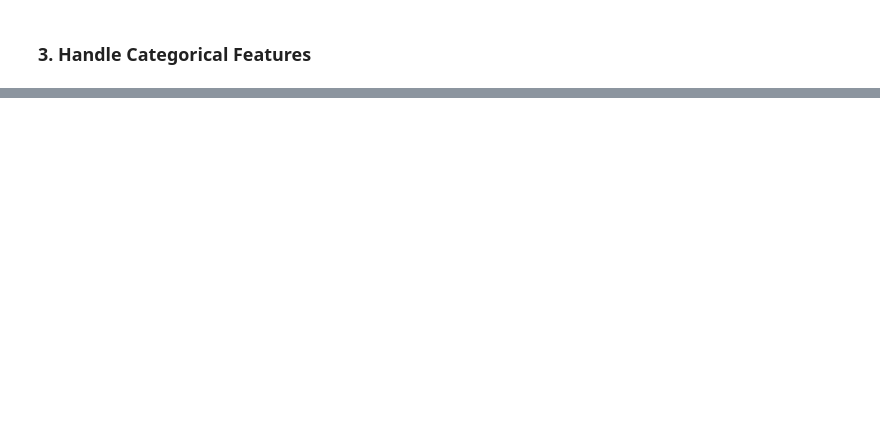
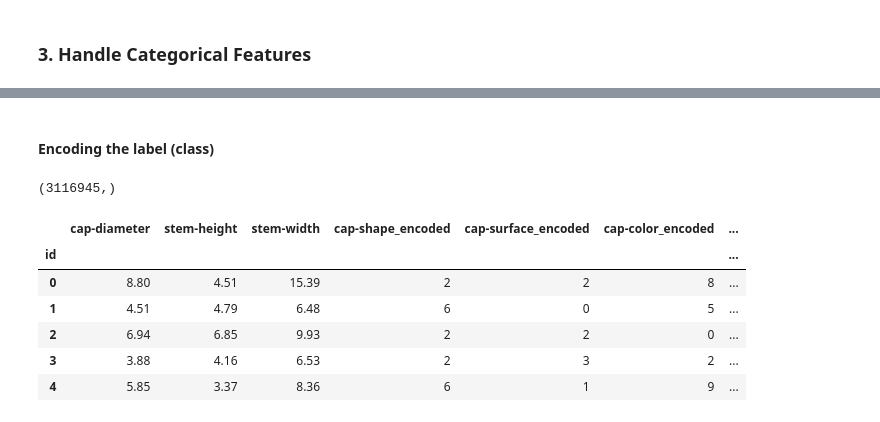
Before and after one commit to AbdelrahmanAshraf318/Kaggle-Competitions-, a Jupyter notebook: Binary Prediction of Poisonous Mushrooms/Untitled.ipynb, the cells around one changed output, grey strips where cells are left out. Cells and saved outputs as stored; diff of their text form; code cells hidden in the pictures; blank space fills up the shorter version.

```diff
--- a/Binary Prediction of Poisonous Mushrooms/Untitled.ipynb
+++ b/Binary Prediction of Poisonous Mushrooms/Untitled.ipynb
@@ -305,0 +276,2 @@ def handle_cat_features(dataset):
+# %%
+test_dataset = handle_missing_val_in_num(test_dataset)
@@ -305,0 +303,19 @@ def handle_cat_features(dataset):
+# %%
+from sklearn.preprocessing import LabelEncoder
+categorical_columns_encoded = [value+"_encoded" for value in categorical_columns]
+# %%
+label_encoder = LabelEncoder()
+
+# Process each categorical column
+for column in categorical_columns:
+    # Convert the column to string to handle mixed types
+    X[column] = X[column].astype(str)
+
+    # Apply Label Encoding
+    X[column + '_encoded'] = label_encoder.fit_transform(X[column])
+
+    # Convert the column to string to handle mixed types
+    test_dataset[column] = test_dataset[column].astype(str)
+
+    # Apply Label Encoding
+    test_dataset[column + '_encoded'] = label_encoder.fit_transform(test_dataset[column])
@@ -305,0 +326,2 @@ def handle_cat_features(dataset):
+# %% [markdown]
+#### Encoding the label (class)
@@ -305,0 +331,7 @@ def handle_cat_features(dataset):
+# %%
+y.shape
+# %% [output]
+(3116945,)
+# %%
+columns = numerical_columns + categorical_columns_encoded
+X = X[columns]
@@ -305,0 +340,10 @@ def handle_cat_features(dataset):
+# %%
+X.head()
+# %% [output]
+|  | cap-diameter | stem-height | stem-width | cap-shape_encoded | cap-surface_encoded | cap-color_encoded | ... |
+| id |  |  |  |  |  |  | ... |
+| 0 | 8.80 | 4.51 | 15.39 | 2 | 2 | 8 | ... |
+| 1 | 4.51 | 4.79 | 6.48 | 6 | 0 | 5 | ... |
+| 2 | 6.94 | 6.85 | 9.93 | 2 | 2 | 0 | ... |
+| 3 | 3.88 | 4.16 | 6.53 | 2 | 3 | 2 | ... |
+| 4 | 5.85 | 3.37 | 8.36 | 6 | 1 | 9 | ... |
```
Also changed, not shown: parts of 53 cells of this notebook.
